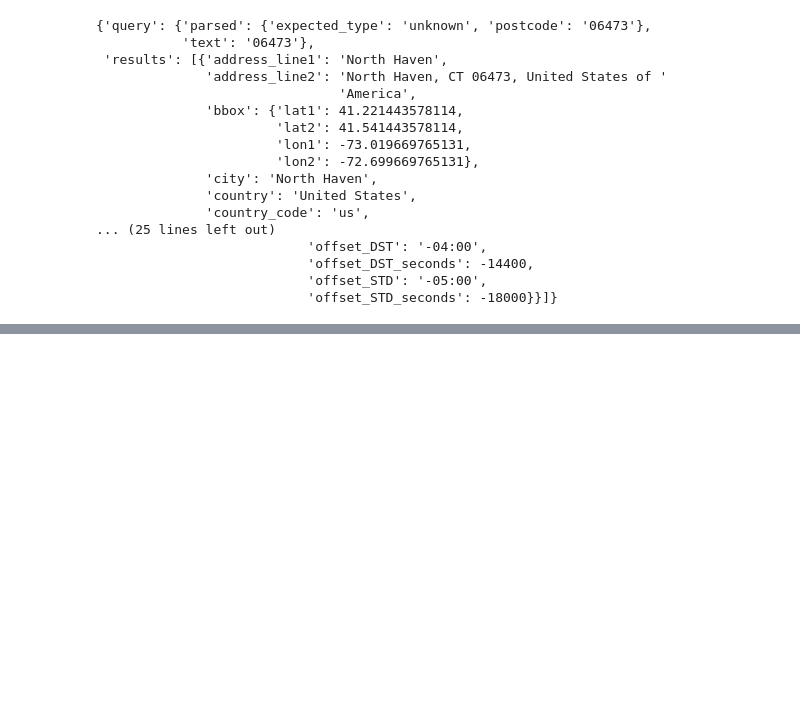
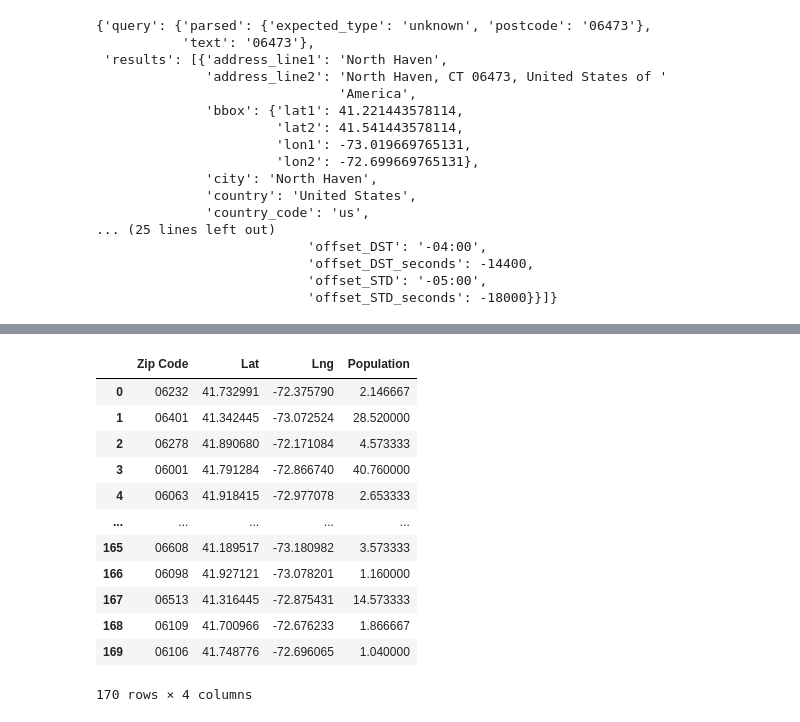
Before and after one commit to jmsavage2008/attendance-project, a Jupyter notebook: Zip Codes.ipynb, the cells around one changed output, grey strips where cells are left out. Drawn from its saved outputs; the diff is of its cells as text; code cells hidden in the pictures; blank space fills up the shorter version.

```diff
--- a/Zip Codes.ipynb
+++ b/Zip Codes.ipynb
@@ -64,4 +96,0 @@ zip_codes_df.head()
-# %%
-#Merge Files
-merged_df = pd.merge(data_set_df, zip_codes_df, on="District name", how = "right")
-merged_df
@@ -121,8 +129,9 @@ pprint(geo_data)
 # %%
 zip_code = []
 districts = []
-for item in new_merge_df["Zip Code"]:
+for item in merged_df["Zip Code"]:
     zip_code.append(item)
-
-zip_code
+for district in merged_df["2021-2022 student count - year to date"]:
+    districts.append(district)
+districts
 # %% [output]
@@ -267,5 +154,0 @@ TypeError: can only concatenate str (not "list") to str
-# %%
-zip_code = geo_data["results"][0]["postcode"]
-
-print(''' City: {0}
-            Zip Code {1}'''.format(url, zip_code))
@@ -274,0 +155,26 @@ print(''' City: {0}
+# %%
+district_data = []
+country_code = "us"
+
+i=0
+for code in zip_code:
+    try:
+        #zip_code_url = f"https://api.geoapify.com/v1/geocode/search?text={code}&format=json&apiKey={geoapify_key}"
+        zip_code_url = f"https://api.geoapify.com/v1/geocode/search?text={code}%20{country_code}&format=json&apiKey={geoapify_key}"
+        zip_code_requests = requests.get(zip_code_url).json()
+        print(f"Zip Code URL: {zip_code_url}")
+    #Find Lat and Long
+        zip_lat = zip_code_requests['results'][0]['lat']
+        zip_lng = zip_code_requests['results'][0]['lon']
+        zip_code_1 = zip_code_requests["results"][0]["postcode"]
+
+
+     # Append the City information into city_data list
+        district_data.append({"Zip Code": zip_code_1,
+                          "Lat": zip_lat,
+                          "Lng": zip_lng,
+                            "Population": districts[i]/75
+                          })
+    except:
+        print(f"not working")
+    i=i+1
@@ -275 +199,18 @@ print(''' City: {0}
+# %%
+district_data_df = pd.DataFrame(district_data)
+district_data_df
+# %% [output]
+|  | Zip Code | Lat | Lng | Population |
+| 0 | 06232 | 41.732991 | -72.375790 | 2.146667 |
+| 1 | 06401 | 41.342445 | -73.072524 | 28.520000 |
+| 2 | 06278 | 41.890680 | -72.171084 | 4.573333 |
+| 3 | 06001 | 41.791284 | -72.866740 | 40.760000 |
+| 4 | 06063 | 41.918415 | -72.977078 | 2.653333 |
+| ... | ... | ... | ... | ... |
+| 165 | 06608 | 41.189517 | -73.180982 | 3.573333 |
+| 166 | 06098 | 41.927121 | -73.078201 | 1.160000 |
+| 167 | 06513 | 41.316445 | -72.875431 | 14.573333 |
+| 168 | 06109 | 41.700966 | -72.676233 | 1.866667 |
+| 169 | 06106 | 41.748776 | -72.696065 | 1.040000 |
+170 rows × 4 columns
 # %%
```
Also changed, not shown: parts of 18 cells of this notebook, 21 other files.
